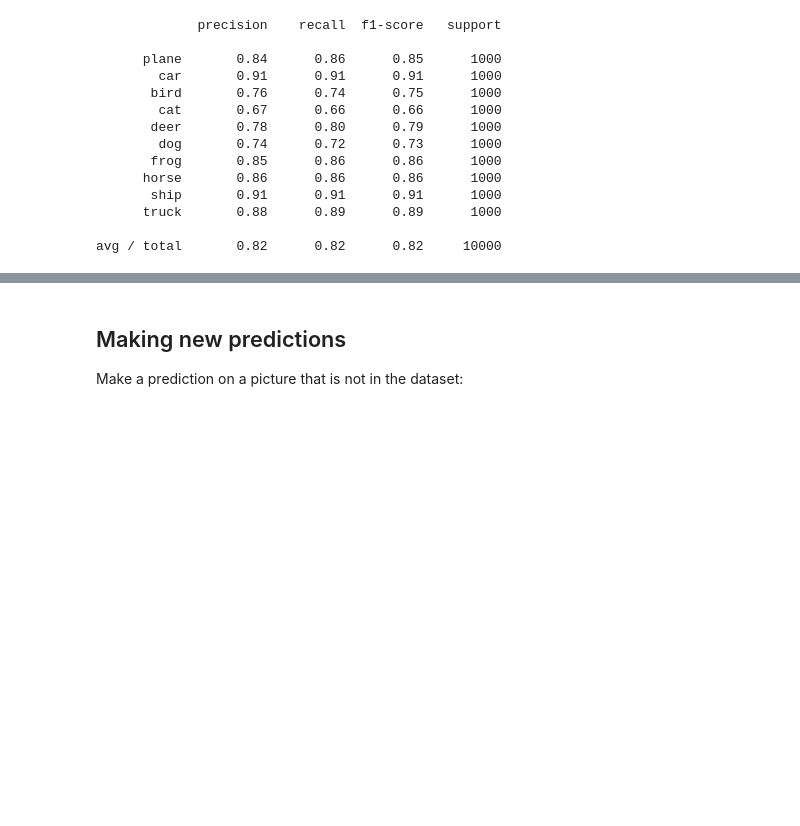
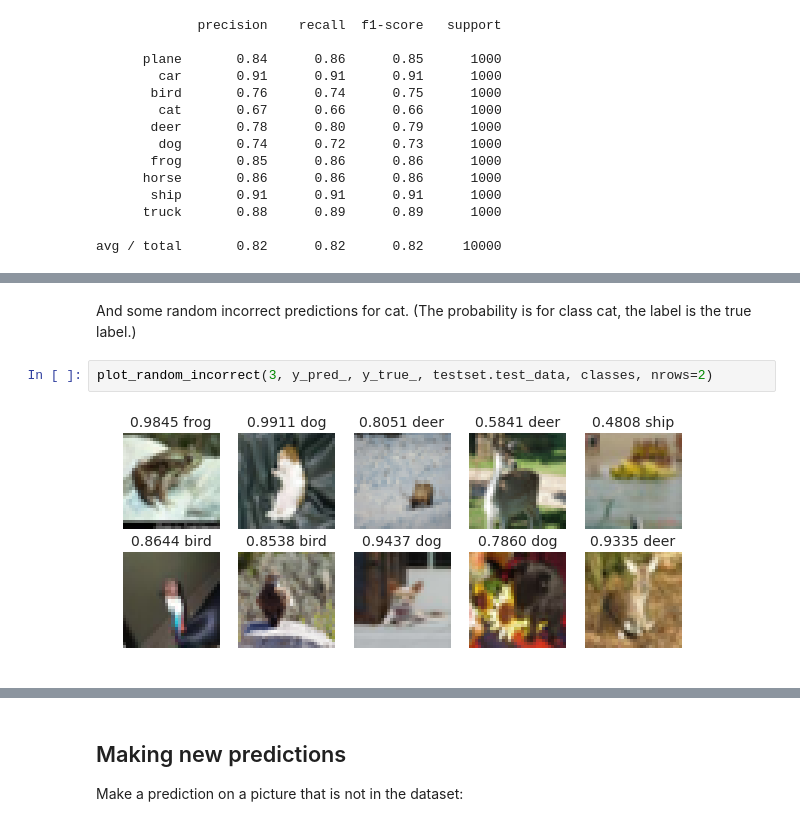
Before and after one commit to hollance/Ignition, a Jupyter notebook: examples/CIFAR10.ipynb, the cells around one changed output, grey strips where cells are left out. Drawn from its saved outputs; the diff is of its cells as text; blank space fills up the shorter version.

```diff
--- a/examples/CIFAR10.ipynb
+++ b/examples/CIFAR10.ipynb
@@ -388,0 +407,6 @@ avg / total       0.82      0.82      0.82     10000
+# %% [markdown]
+And some random incorrect predictions for cat. (The probability is for class cat, the label is the true label.)
+# %%
+plot_random_incorrect(3, y_pred_, y_true_, testset.test_data, classes, nrows=2)
+# %% [output]
+[figure, added]
```
Also changed, not shown: parts of 46 cells of this notebook, 3 other files.
